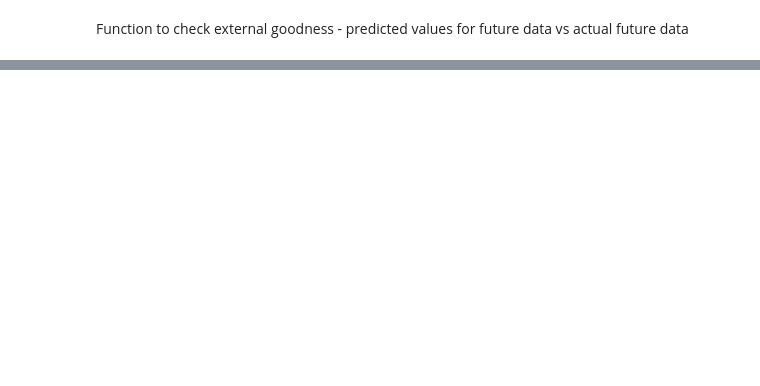
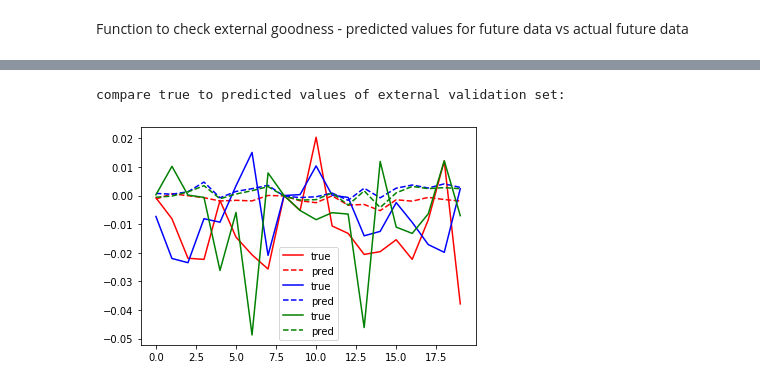
Before and after one commit to cvazz/IntroMLDL, a Jupyter notebook: CNN.ipynb, the cells around one changed output, grey strips where cells are left out. Saved outputs shown, nothing was run; the diff lists cells and outputs as text; code cells hidden in the pictures; blank space fills up the shorter version.

```diff
--- a/CNN.ipynb
+++ b/CNN.ipynb
@@ -205,0 +259,5 @@ compare true to predicted values of external validation set:
+# %%
+external_goodness(model_rnn,x_test,y_test)
+# %% [output]
+compare true to predicted values of external validation set:
+[figure, added]
```
Also changed, not shown: parts of 14 cells of this notebook.
